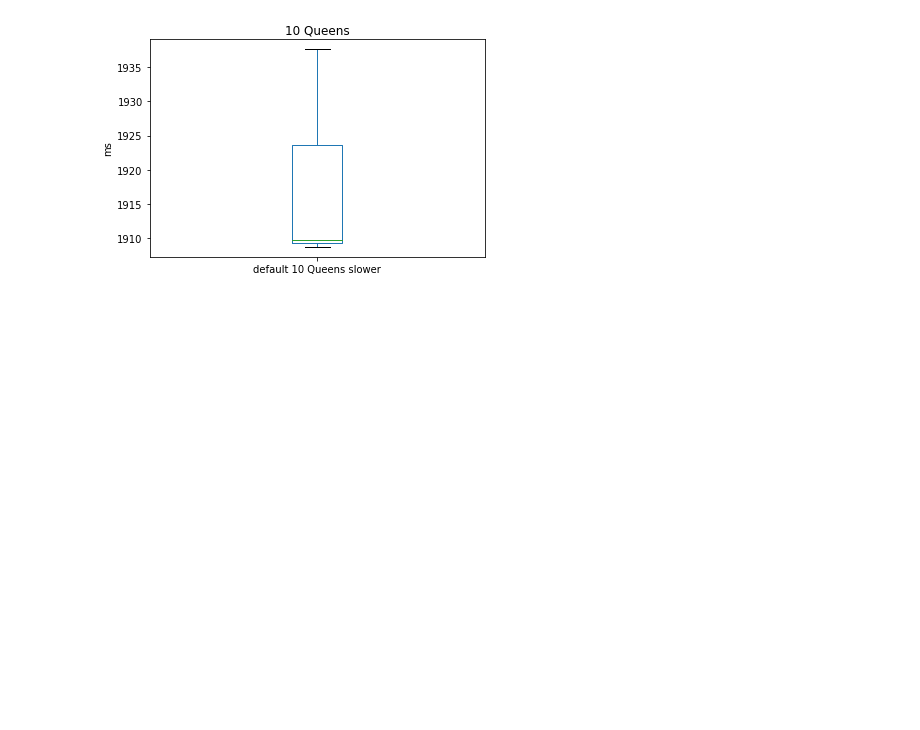
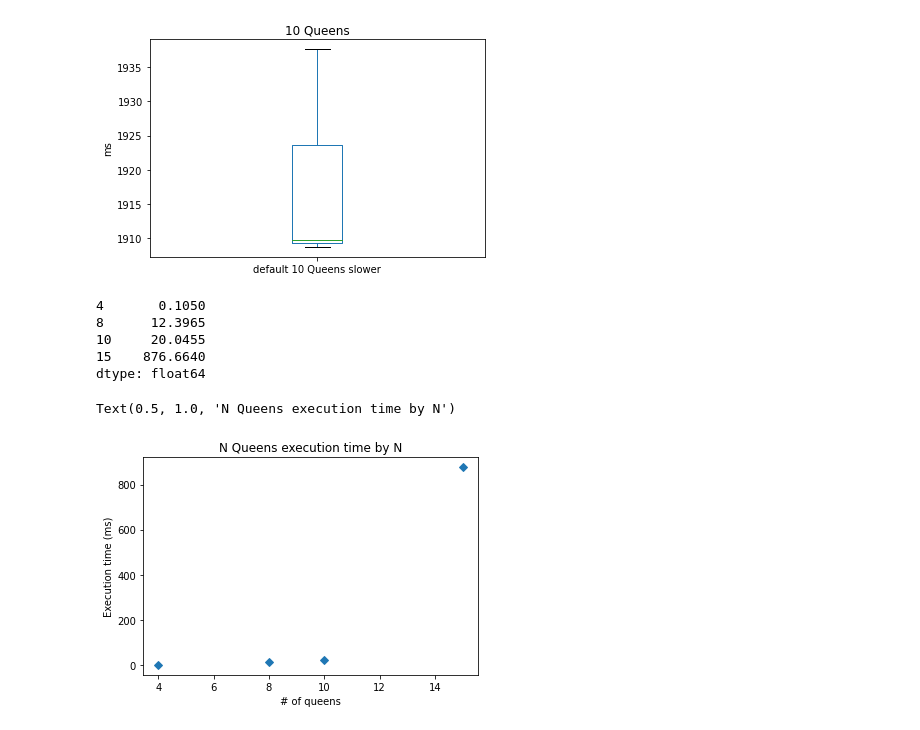
Before and after one commit to Lakret/csp, a Jupyter notebook: benchmarks.ipynb, the cells around one changed output. Cells and saved outputs as stored; diff of their text form; code cells hidden in the pictures; blank space fills up the shorter version.

Commit message:
more plots

```diff
--- a/benchmarks.ipynb
+++ b/benchmarks.ipynb
@@ -144,3 +160,21 @@ b10_slower
 # %% [output]
 <matplotlib.axes._subplots.AxesSubplot at 0x...>
 [figure]
+# %%
+medians_optimal = df.loc[:, ['default 4 Queens optimal', 'default 8 Queens optimal', 'default 10 Queens optimal', 'default 15 Queens optimal']].median().copy()
+medians_optimal = medians_optimal.rename(lambda name: int(name.replace('default ', '').replace(' Queens optimal', '')))
+medians_optimal
+# %% [output]
+4       0.1050
+8      12.3965
+10     20.0455
+15    876.6640
+dtype: float64
+# %%
+medians_plot = medians_optimal.plot(marker='D', linewidth=0.0)
+medians_plot.set_ylabel('Execution time (ms)')
+medians_plot.set_xlabel('# of queens')
+medians_plot.set_title('N Queens execution time by N')
+# %% [output]
+Text(0.5, 1.0, 'N Queens execution time by N')
+[figure, added]
```
Also changed, not shown: parts of 3 cells of this notebook.
